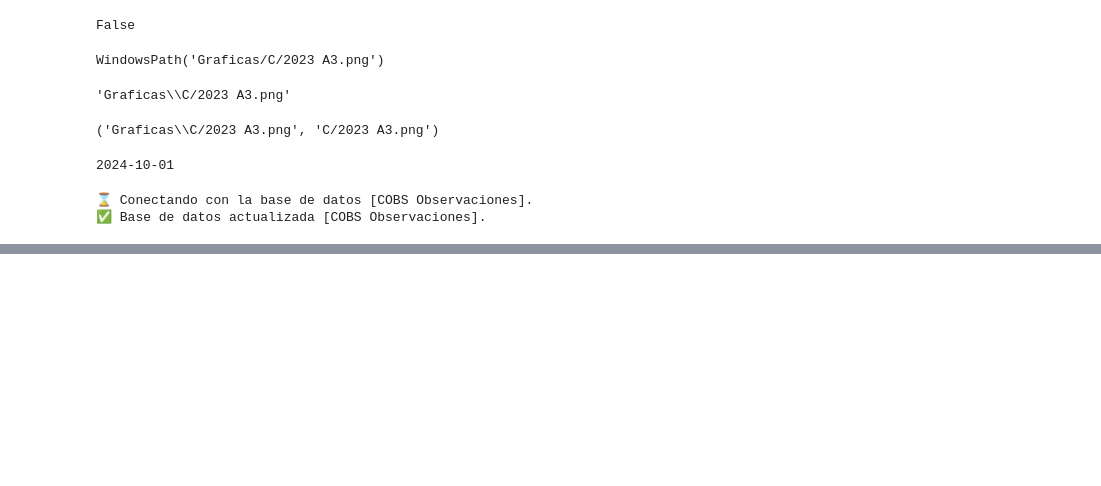
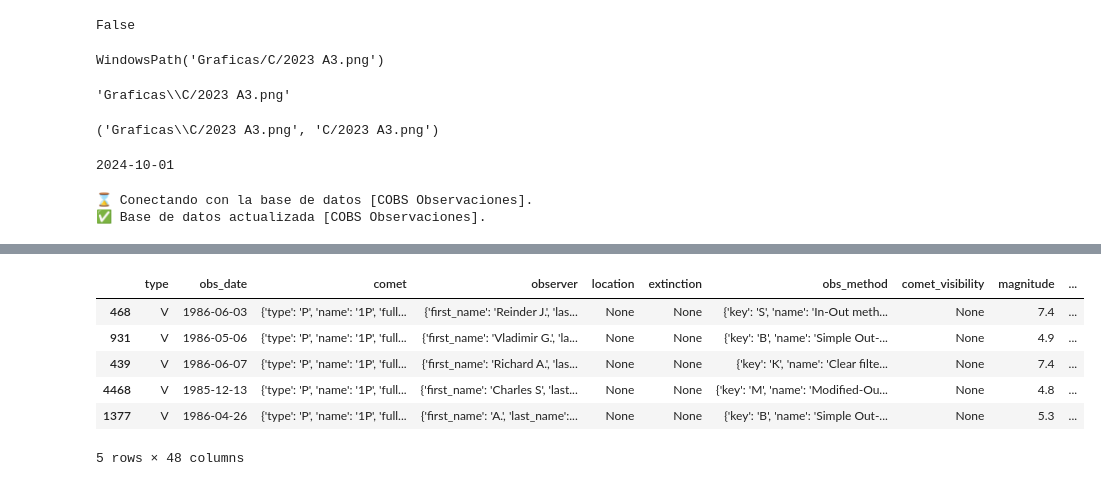
Before and after one commit to sperezp23/Analizador_de_cometas_COLAB, a Jupyter notebook: Ensayos/Lista_Cometas_Cobs.ipynb, the cells around one changed output, grey strips where cells are left out. Saved outputs shown, nothing was run; the diff lists cells and outputs as text; code cells hidden in the pictures; blank space fills up the shorter version.

```diff
--- a/Ensayos/Lista_Cometas_Cobs.ipynb
+++ b/Ensayos/Lista_Cometas_Cobs.ipynb
@@ -110,10 +110,9 @@ print(date.today())
 2024-10-01
 # %%
 try:
-    content = []
-    fecha_inicial = '1976-01-01 00:00'
-    nombre_cometa = 'C/2023 A3'
-    Link_cops_API_pagina_1 = f'https://cobs.si/api/obs_list.api?des={nombre_cometa}&format=json&from_date={fecha_inicial}&page=1&exclude_faint=False&exclude_not_accurate=False'
+    fecha_inicial = '1976-01-01'
+    nombre_cometa = '1P'
+    Link_cops_API_pagina_1 = f'https://cobs.si/api/obs_list.api?des={nombre_cometa}&format=json&from_date={fecha_inicial} 00:00&page=1&exclude_faint=False&exclude_not_accurate=False'
 
     if True:
         print(f'\n⌛ Conectando con la base de datos [COBS Observaciones].')
@@ -123,7 +122,7 @@ try:
             content_pagina_1 = response_pagina_1.json()
             numero_de_paginas = int(content_pagina_1['info']['pages'])
 
-            content.extend(content_pagina_1['objects'])
+            content = content_pagina_1['objects']
 
             for pagina in range(2, numero_de_paginas + 1):
                 Link_cops_API_pagina = f'https://cobs.si/api/obs_list.api?des={nombre_cometa}&format=json&from_date={fecha_inicial}&page={pagina}&exclude_faint=False&exclude_not_accurate=False'
@@ -207,0 +140,19 @@ pd.concat([page_1, page_2, page_3])
+# %%
+cometa_df = pd.DataFrame(content)
+cometa_df['obs_method_key'] = cometa_df.obs_method.apply(
+        lambda registro: registro['key'] if registro is not None and 'key' in registro else 'Dato faltante'
+        )
+cometa_df['obs_date'] = pd.to_datetime(pd.to_datetime(cometa_df.obs_date).dt.date)
+cometa_df['magnitude'] = pd.to_numeric(cometa_df.magnitude)
+
+curva_de_luz_cruda_df = cometa_df[['obs_method_key', 'obs_date', 'magnitude']].copy()
+
+cometa_df.sample(5)
+# %% [output]
+|  | type | obs_date | comet | observer | location | extinction | obs_method | comet_visibility | magnitude | ... |
+| 468 | V | 1986-06-03 | {'type': 'P', 'name': '1P', 'full... | {'first_name': 'Reinder J.', 'las... | None | None | {'key': 'S', 'name': 'In-Out meth... | None | 7.4 | ... |
+| 931 | V | 1986-05-06 | {'type': 'P', 'name': '1P', 'full... | {'first_name': 'Vladimir G.', 'la... | None | None | {'key': 'B', 'name': 'Simple Out-... | None | 4.9 | ... |
+| 439 | V | 1986-06-07 | {'type': 'P', 'name': '1P', 'full... | {'first_name': 'Richard A.', 'las... | None | None | {'key': 'K', 'name': 'Clear filte... | None | 7.4 | ... |
+| 4468 | V | 1985-12-13 | {'type': 'P', 'name': '1P', 'full... | {'first_name': 'Charles S', 'last... | None | None | {'key': 'M', 'name': 'Modified-Ou... | None | 4.8 | ... |
+| 1377 | V | 1986-04-26 | {'type': 'P', 'name': '1P', 'full... | {'first_name': 'A.', 'last_name':... | None | None | {'key': 'B', 'name': 'Simple Out-... | None | 5.3 | ... |
+5 rows × 48 columns
```
Also changed, not shown: parts of 5 cells of this notebook, 4 other files.
